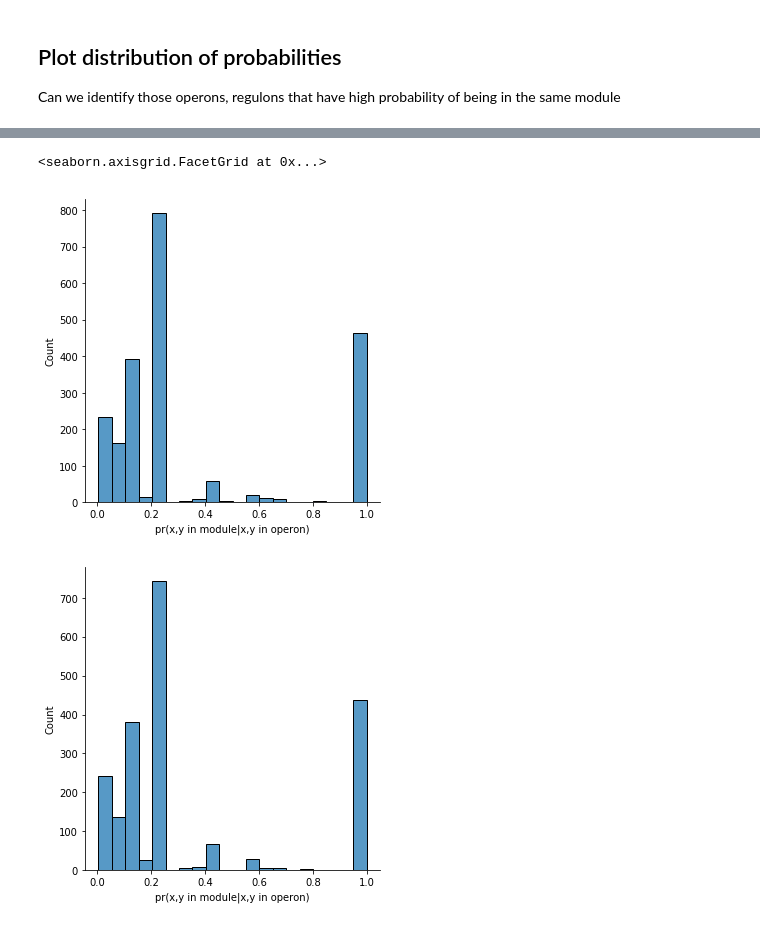
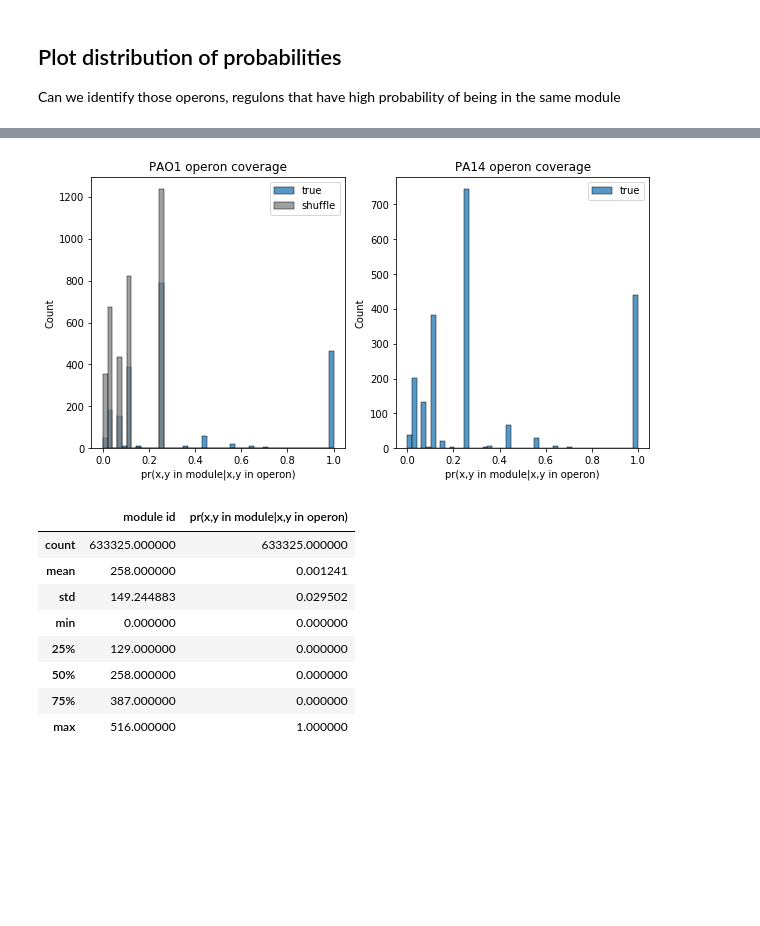
Before and after one commit to greenelab/core-accessory-interactome, a Jupyter notebook: correlation_modules/3_module_validation.ipynb, the cells around one changed output, grey strips where cells are left out. Cells and saved outputs as stored; diff of their text form; code cells hidden in the pictures; blank space fills up the shorter version.

```diff
--- a/correlation_modules/3_module_validation.ipynb
+++ b/correlation_modules/3_module_validation.ipynb
@@ -477,7 +477,7 @@ def coverage_of_genesets(module_df, genesets_df, geneset_type):
                 shared_genes = set(operon_df.index).intersection(module_genes_df.index)
 
                 pr_joint = (len(shared_genes) / total_genes) ** 2
-                pr_final = (pr_joint) / pr_denom
+                pr_final = pr_joint / pr_denom
 
                 rows.append(
                     {
@@ -566,0 +578,6 @@ Wall time: 199 ms
+# %%
+%%time
+pao1_operon_shuffle_prob = coverage_of_genesets(
+    pao1_membership_shuffle, pao1_operon, "operon"
+)
+pao1_operon_shuffle_prob.head()
@@ -566,0 +593,6 @@ Wall time: 199 ms
+# %%
+%%time
+pa14_operon_shuffle_prob = coverage_of_genesets(
+    pa14_membership_shuffle, pao1_operon, "operon"
+)
+pa14_operon_shuffle_prob.head()
@@ -587,17 +642,66 @@ Can we identify those operons, regulons that have high probability of being in t
 # %%
-sns.displot(
+# Plot operon coverage
+# Note: We are only plotting the probabilities greater than 0 since there were many operons that had
+# a 0 probability, likely due to the small size of the operons
+# All probabilities for PA14 shuffled data is 0 which is why the plot is blank
+fig_operon, axes = plt.subplots(ncols=2, nrows=1, figsize=(10, 5))
+bins_shared = np.linspace(0, 1)
+
+fig_operon = sns.histplot(
     pao1_operon_prob.loc[
         pao1_operon_prob["pr(x,y in module|x,y in operon)"] > 0,
         "pr(x,y in module|x,y in operon)",
-    ]
+    ],
+    bins=bins_shared,
+    ax=axes[0],
+    label="true",
 )
-sns.displot(
+fig_operon = sns.histplot(
     pa14_operon_prob.loc[
         pa14_operon_prob["pr(x,y in module|x,y in operon)"] > 0,
         "pr(x,y in module|x,y in operon)",
-    ]
+    ],
+    bins=bins_shared,
+    ax=axes[1],
+    label="true",
 )
+fig_operon = sns.histplot(
+    pao1_operon_shuffle_prob.loc[
+        pao1_operon_shuffle_prob["pr(x,y in module|x,y in operon)"] > 0,
+        "pr(x,y in module|x,y in operon)",
+    ],
+    bins=bins_shared,
+    color="grey",
+    ax=axes[0],
+    label="shuffle",
+)
+fig_operon = sns.histplot(
+    pa14_operon_shuffle_prob.loc[
+        pa14_operon_shuffle_prob["pr(x,y in module|x,y in operon)"] > 0,
+        "pr(x,y in module|x,y in operon)",
+    ],
+    bins=bins_shared,
+    color="grey",
+    ax=axes[1],
+    label="shuffle",
+)
+
+axes[0].set_title("PAO1 operon coverage")
+axes[1].set_title("PA14 operon coverage")
+
+legend = axes[0].legend()
+legend = axes[1].legend()
 # %% [output]
-<seaborn.axisgrid.FacetGrid at 0x...>
-[figure, old version]
+[figure, new version]
-[figure, removed]
+# %%
+pao1_operon_prob.describe()
+# %% [output]
+|  | module id | pr(x,y in module|x,y in operon) |
+| count | 633325.000000 | 633325.000000 |
+| mean | 258.000000 | 0.001241 |
+| std | 149.244883 | 0.029502 |
+| min | 0.000000 | 0.000000 |
+| 25% | 129.000000 | 0.000000 |
+| 50% | 258.000000 | 0.000000 |
+| 75% | 387.000000 | 0.000000 |
+| max | 516.000000 | 1.000000 |
```
Also changed, not shown: parts of 22 cells of this notebook, 2 other files.
